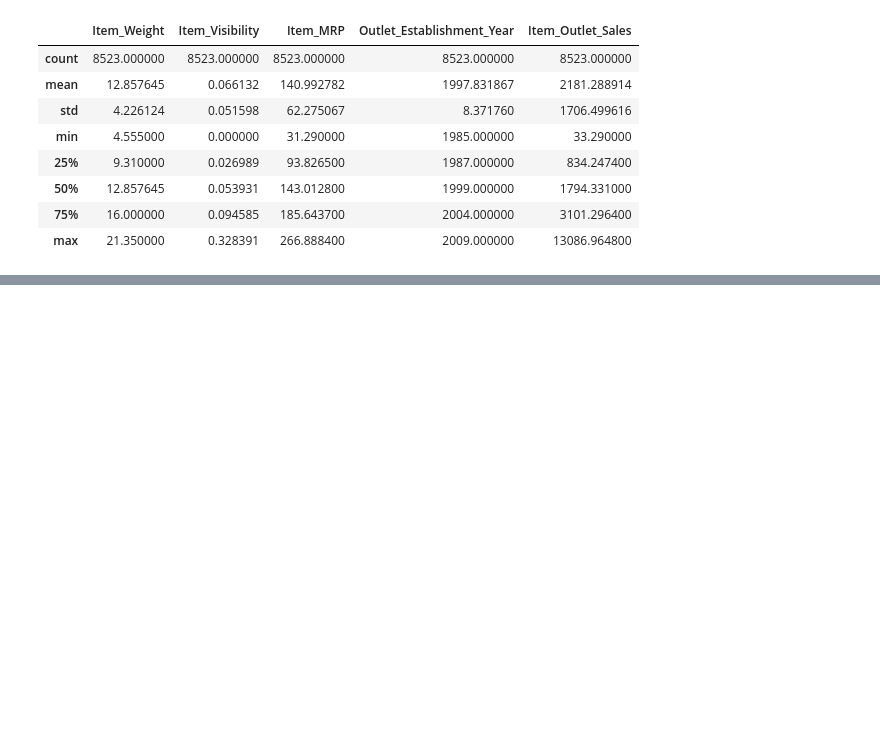
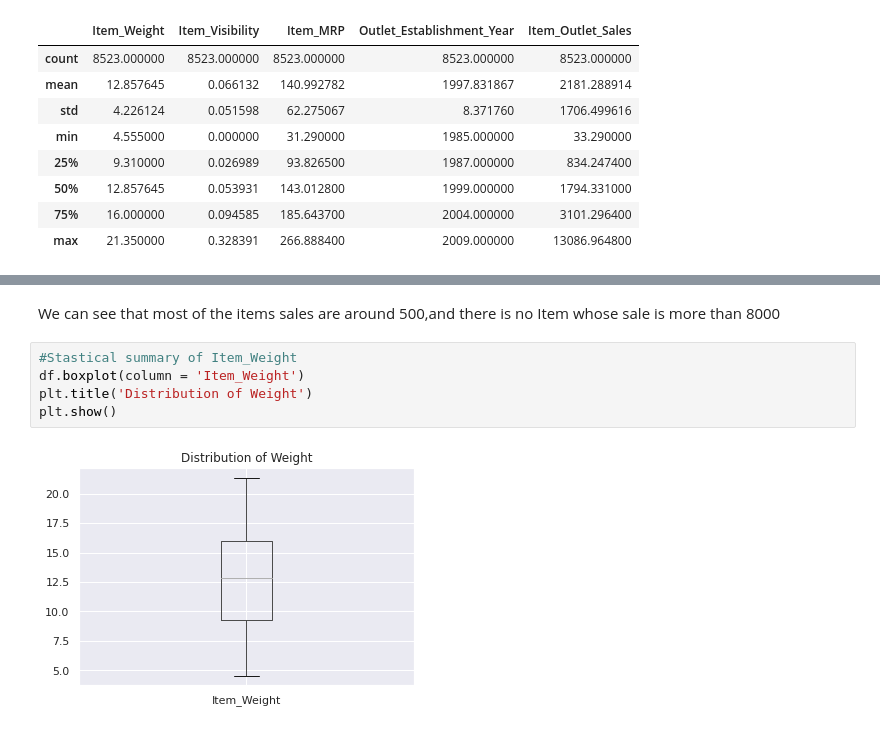
Before and after one commit to JobinJose9660/sales-predictions, a Jupyter notebook: Sales_Prediction.ipynb, the cells around one changed output, grey strips where cells are left out. Drawn from its saved outputs; the diff is of its cells as text; blank space fills up the shorter version.

```diff
--- a/Sales_Prediction.ipynb
+++ b/Sales_Prediction.ipynb
@@ -209,0 +248,9 @@ df.describe()
+# %% [markdown]
+We can see that most of the items sales are around 500,and there is no Item whose sale is more than 8000
+# %%
+#Stastical summary of Item_Weight
+df.boxplot(column = 'Item_Weight')
+plt.title('Distribution of Weight')
+plt.show()
+# %% [output]
+[figure, added]
```
Also changed, not shown: parts of 19 cells of this notebook.
